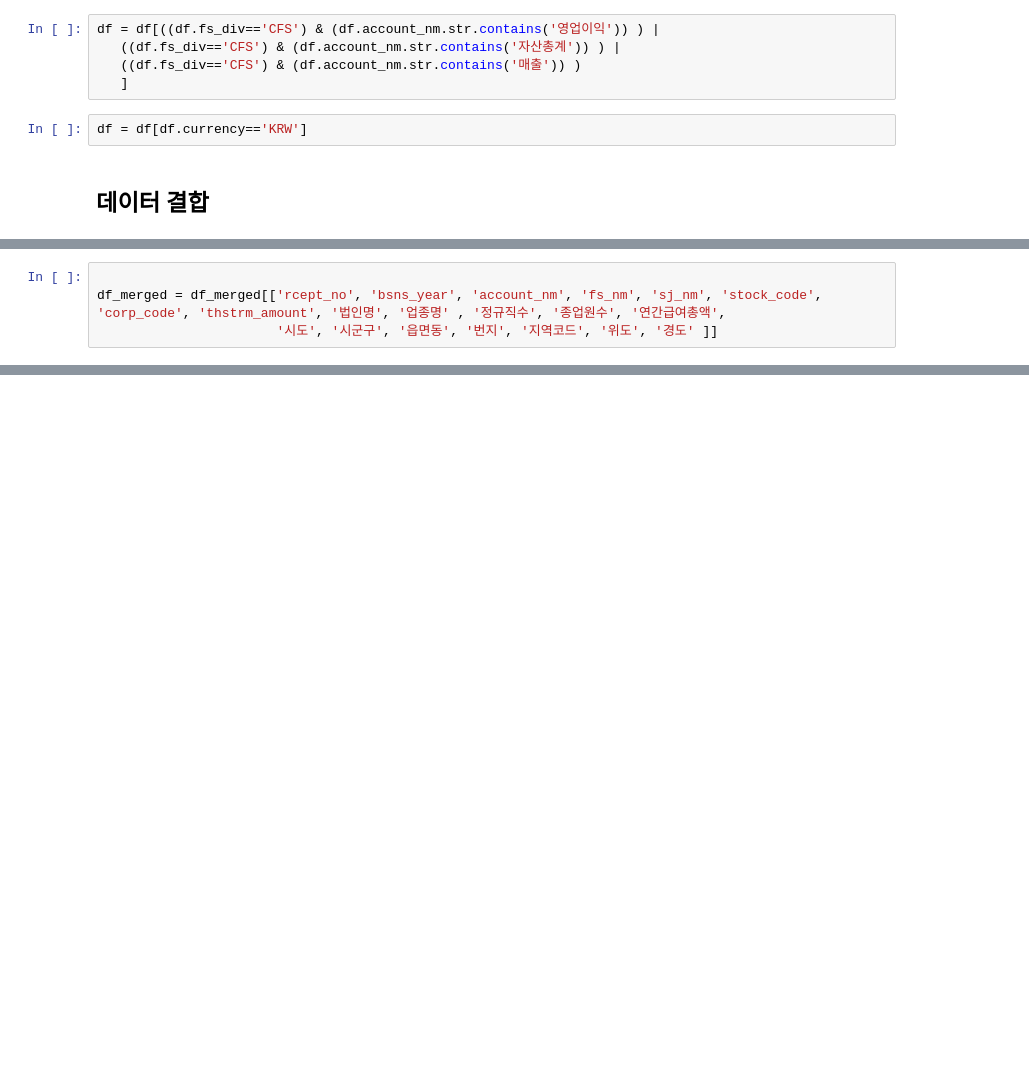
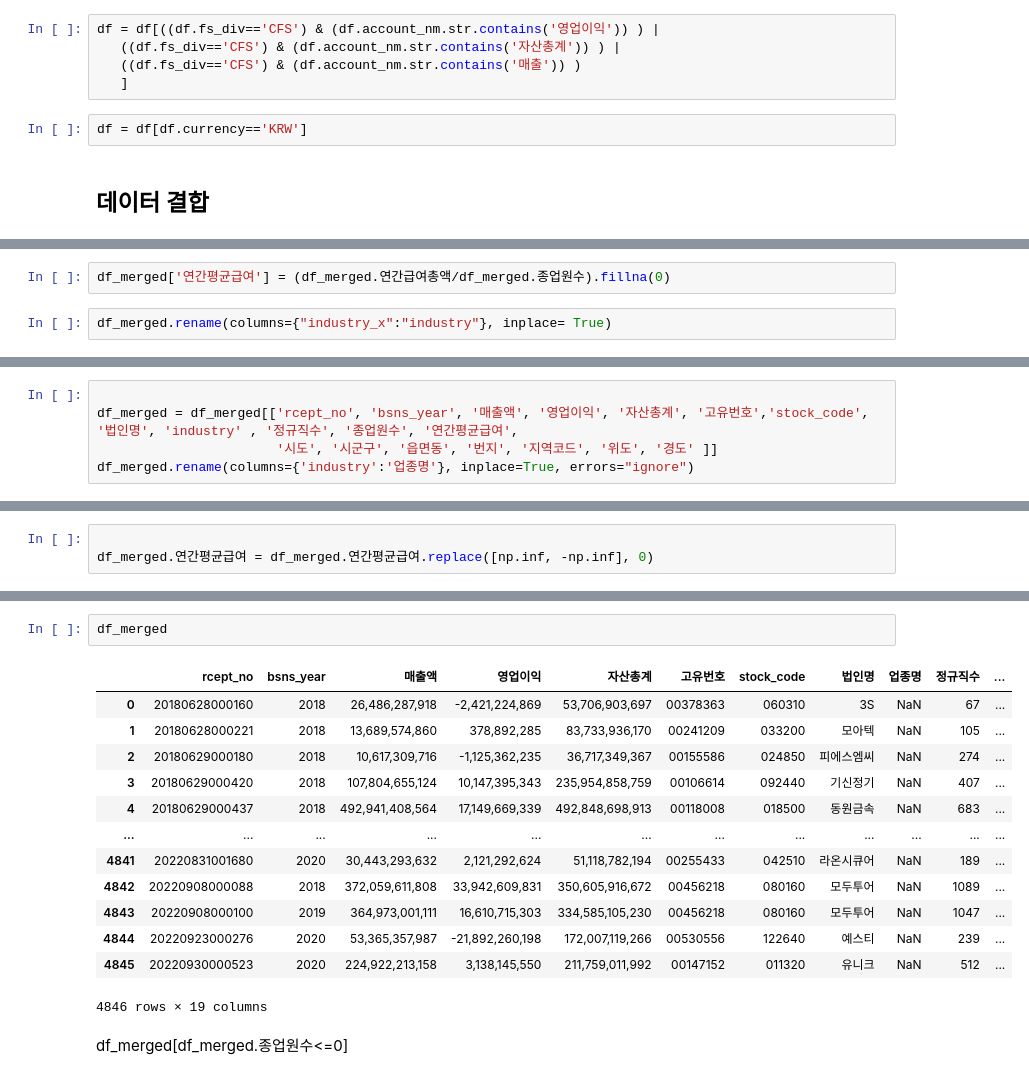
Before and after one commit to reejungkim/OpenAPI_Ministry_of_land, a Jupyter notebook: dart_analysis.ipynb, the cells around one changed output, grey strips where cells are left out. Saved outputs shown, nothing was run; the diff lists cells and outputs as text; blank space fills up the shorter version.

```diff
--- a/dart_analysis.ipynb
+++ b/dart_analysis.ipynb
@@ -318 +351,5 @@ df_merged = df_merged.merge(df_company[['종목코드', '업종명', '주소', '
 df_merged.rename(columns={"합계":"종업원수"}, inplace= True)
+# %%
+df_merged['연간평균급여'] = (df_merged.연간급여총액/df_merged.종업원수).fillna(0)
+# %%
+df_merged.rename(columns={"industry_x":"industry"}, inplace= True)
@@ -319,4 +358,5 @@ df_merged.rename(columns={"합계":"종업원수"}, inplace= True)
 # %%
 
-df_merged = df_merged[['rcept_no', 'bsns_year', 'account_nm', 'fs_nm', 'sj_nm', 'stock_code', 'corp_code', 'thstrm_amount', '법인명', '업종명' , '정규직수', '종업원수', '연간급여총액',
+df_merged = df_merged[['rcept_no', 'bsns_year', '매출액', '영업이익', '자산총계', '고유번호','stock_code', '법인명', 'industry' , '정규직수', '종업원수', '연간평균급여',
                        '시도', '시군구', '읍면동', '번지', '지역코드', '위도', '경도' ]]
+df_merged.rename(columns={'industry':'업종명'}, inplace=True, errors="ignore")
@@ -327,0 +363,3 @@ See the caveats in the documentation: https://pandas.pydata.org/pandas-docs/stab
+# %%
+
+df_merged.연간평균급여 = df_merged.연간평균급여.replace([np.inf, -np.inf], 0)
@@ -376,0 +407,18 @@ df_company2.assign(industry = df_industry_categorization.set_index(s).loc[df_com
+# %%
+df_merged
+# %% [output]
+|  | rcept_no | bsns_year | 매출액 | 영업이익 | 자산총계 | 고유번호 | stock_code | 법인명 | 업종명 | 정규직수 | ... |
+| 0 | 20180628000160 | 2018 | 26,486,287,918 | -2,421,224,869 | 53,706,903,697 | 00378363 | 060310 | 3S | NaN | 67 | ... |
+| 1 | 20180628000221 | 2018 | 13,689,574,860 | 378,892,285 | 83,733,936,170 | 00241209 | 033200 | 모아텍 | NaN | 105 | ... |
+| 2 | 20180629000180 | 2018 | 10,617,309,716 | -1,125,362,235 | 36,717,349,367 | 00155586 | 024850 | 피에스엠씨 | NaN | 274 | ... |
+| 3 | 20180629000420 | 2018 | 107,804,655,124 | 10,147,395,343 | 235,954,858,759 | 00106614 | 092440 | 기신정기 | NaN | 407 | ... |
+| 4 | 20180629000437 | 2018 | 492,941,408,564 | 17,149,669,339 | 492,848,698,913 | 00118008 | 018500 | 동원금속 | NaN | 683 | ... |
+| ... | ... | ... | ... | ... | ... | ... | ... | ... | ... | ... | ... |
+| 4841 | 20220831001680 | 2020 | 30,443,293,632 | 2,121,292,624 | 51,118,782,194 | 00255433 | 042510 | 라온시큐어 | NaN | 189 | ... |
+| 4842 | 20220908000088 | 2018 | 372,059,611,808 | 33,942,609,831 | 350,605,916,672 | 00456218 | 080160 | 모두투어 | NaN | 1089 | ... |
+| 4843 | 20220908000100 | 2019 | 364,973,001,111 | 16,610,715,303 | 334,585,105,230 | 00456218 | 080160 | 모두투어 | NaN | 1047 | ... |
+| 4844 | 20220923000276 | 2020 | 53,365,357,987 | -21,892,260,198 | 172,007,119,266 | 00530556 | 122640 | 예스티 | NaN | 239 | ... |
+| 4845 | 20220930000523 | 2020 | 224,922,213,158 | 3,138,145,550 | 211,759,011,992 | 00147152 | 011320 | 유니크 | NaN | 512 | ... |
+4846 rows × 19 columns
+# %% [markdown]
+df_merged[df_merged.종업원수<=0]
```
Also changed, not shown: parts of 25 cells of this notebook, 4 other files.
